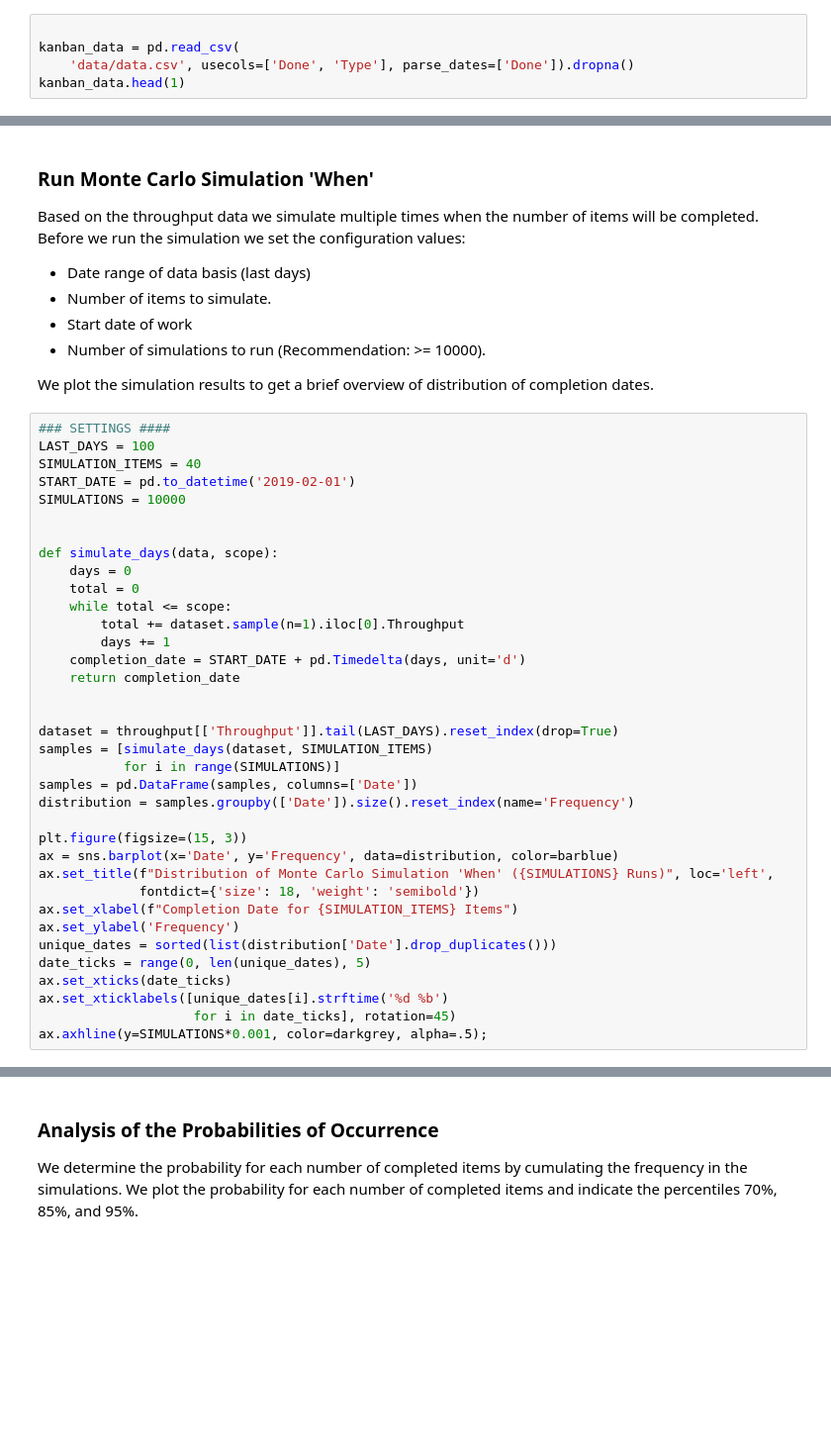
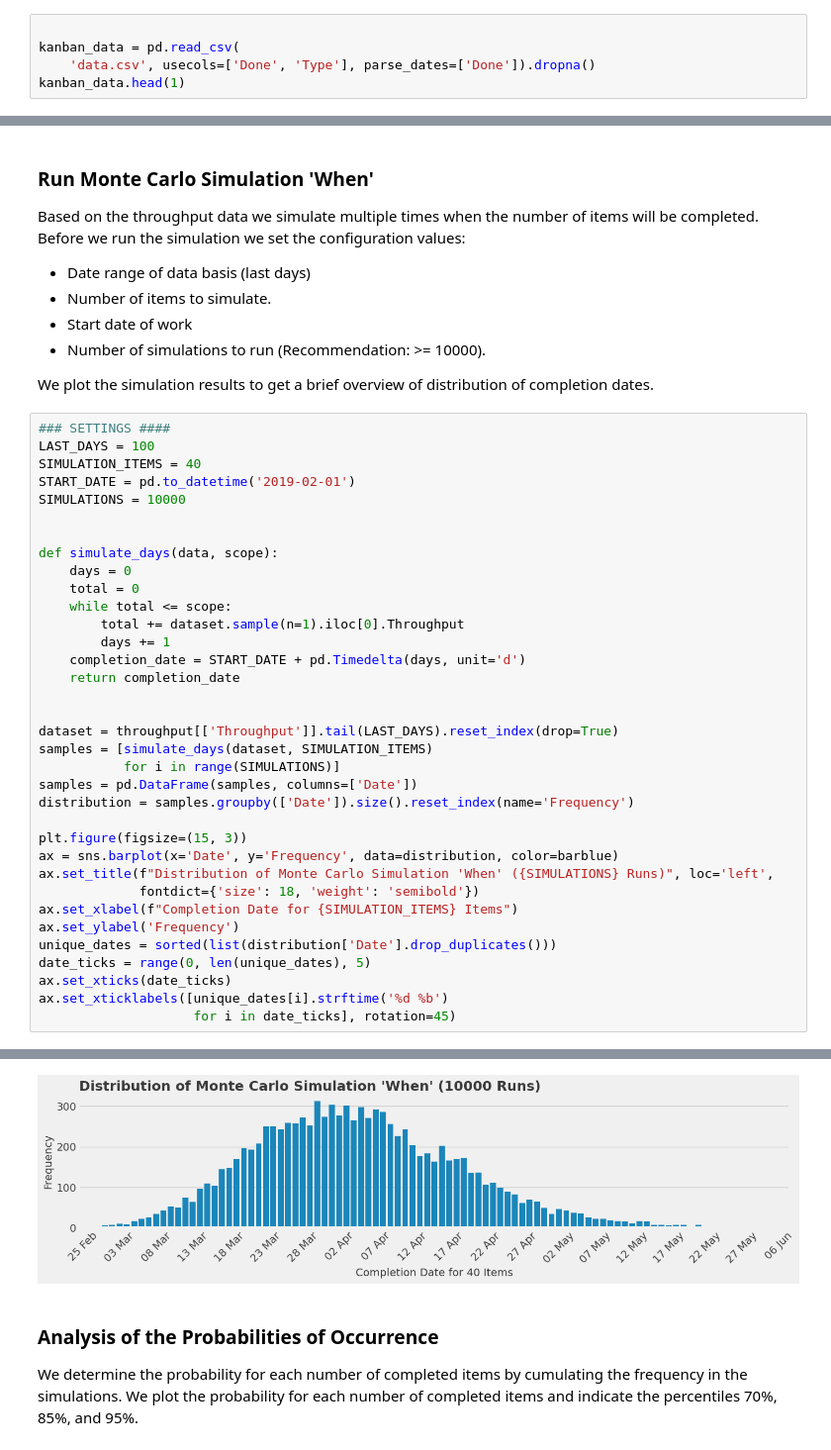
Before and after one commit to bmhash/kanban-monte-carlo-simulation, a Jupyter notebook: Notebook/Kanban-Monte_Carlo-When.ipynb, the cells around one changed output, grey strips where cells are left out. Shown: that part at 99% size. Drawn from its saved outputs; the diff is of its cells as text; blank space fills up the shorter version.

```diff
--- a/Notebook/Kanban-Monte_Carlo-When.ipynb
+++ b/Notebook/Kanban-Monte_Carlo-When.ipynb
@@ -46,5 +46,5 @@ The CSV file contains all items that were created and moved through during the m
 # %%
 
 kanban_data = pd.read_csv(
-    'data/data.csv', usecols=['Done', 'Type'], parse_dates=['Done']).dropna()
+    'data.csv', usecols=['Done', 'Type'], parse_dates=['Done']).dropna()
 kanban_data.head(1)
@@ -116,4 +121,4 @@ date_ticks = range(0, len(unique_dates), 5)
 ax.set_xticks(date_ticks)
 ax.set_xticklabels([unique_dates[i].strftime('%d %b')
                     for i in date_ticks], rotation=45)
-ax.axhline(y=SIMULATIONS*0.001, color=darkgrey, alpha=.5);
+# %% [output]
@@ -120,3 +145,4 @@ ax.axhline(y=SIMULATIONS*0.001, color=darkgrey, alpha=.5);
+[figure, added]
 # %% [markdown]
 ### Analysis of the Probabilities of Occurrence
 We determine the probability for each number of completed items by cumulating the frequency in the simulations. We plot the probability for each number of completed items and indicate the percentiles 70%, 85%, and 95%.
```
Also changed, not shown: parts of 4 cells of this notebook.
